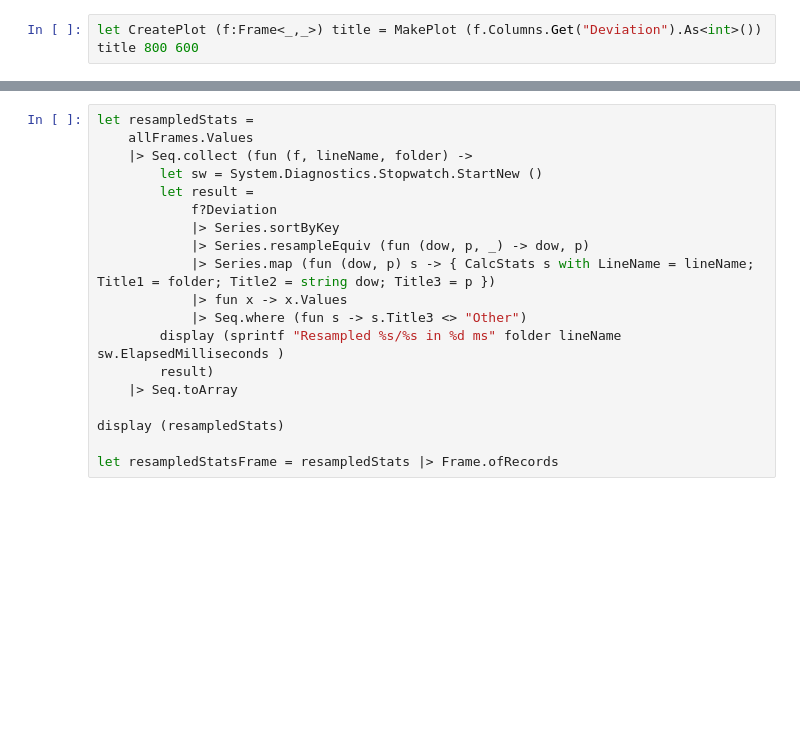
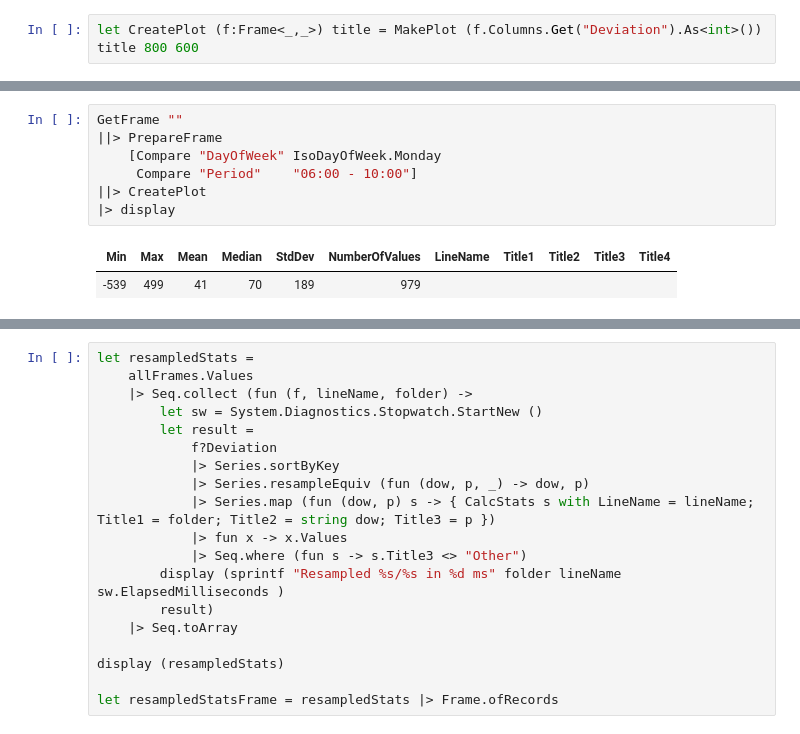
Before and after one commit to Smartrak/public-notebooks, a Jupyter notebook: Fs Actual Arrival Analysis.ipynb, the cells around one changed output, grey strips where cells are left out. Saved outputs shown, nothing was run; the diff lists cells and outputs as text; blank space fills up the shorter version.

```diff
--- a/Fs Actual Arrival Analysis.ipynb
+++ b/Fs Actual Arrival Analysis.ipynb
@@ -243,0 +256,10 @@ display (GetFrame "" ||> CreatePlot)
+# %%
+GetFrame ""
+||> PrepareFrame
+    [Compare "DayOfWeek" IsoDayOfWeek.Monday
+     Compare "Period"    "06:00 - 10:00"]
+||> CreatePlot
+|> display
+# %% [output]
+| Min | Max | Mean | Median | StdDev | NumberOfValues | LineName | Title1 | Title2 | Title3 | Title4 |
+| -539 | 499 | 41 | 70 | 189 | 979 |  |  |  |  |  |
```
Also changed, not shown: parts of 2 cells of this notebook.
